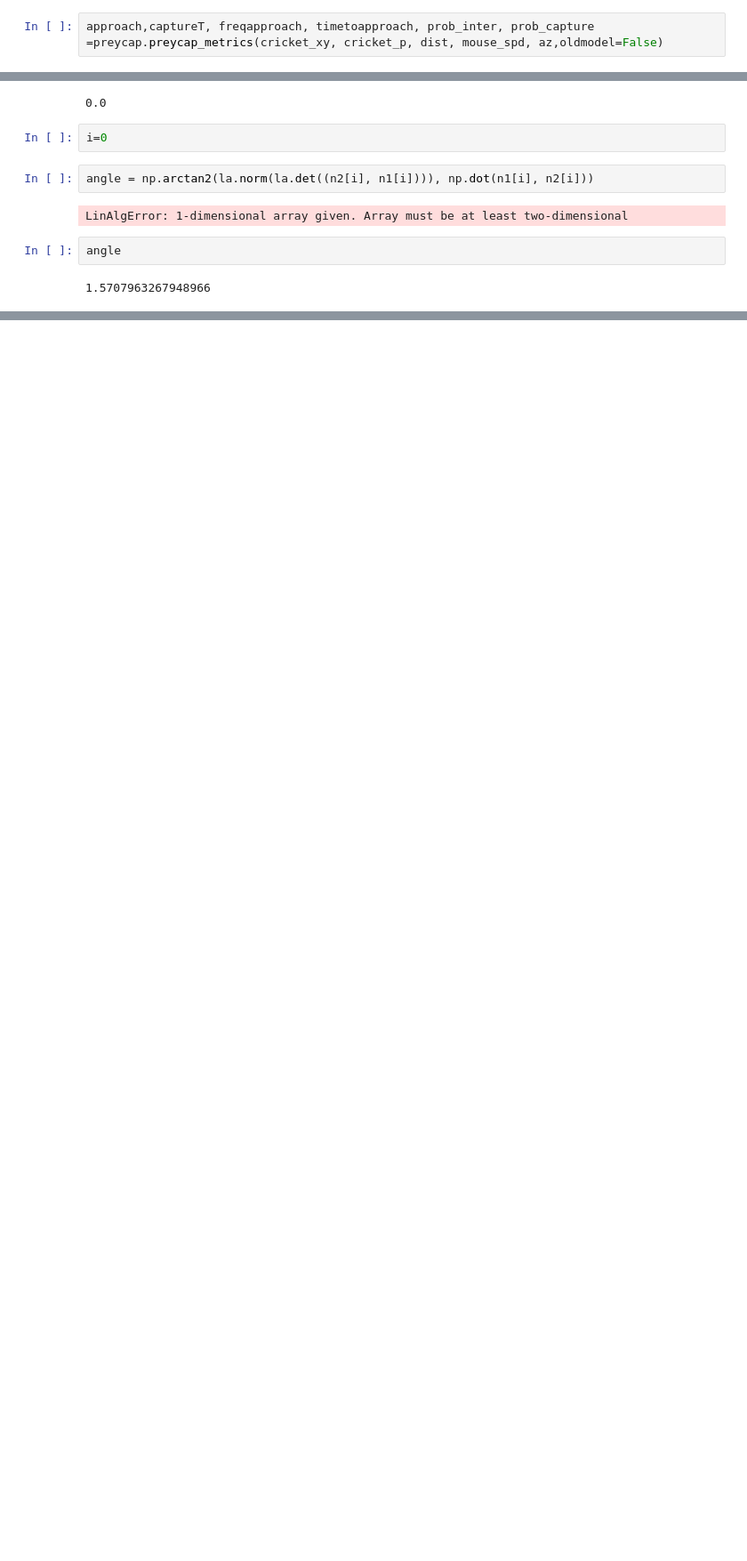
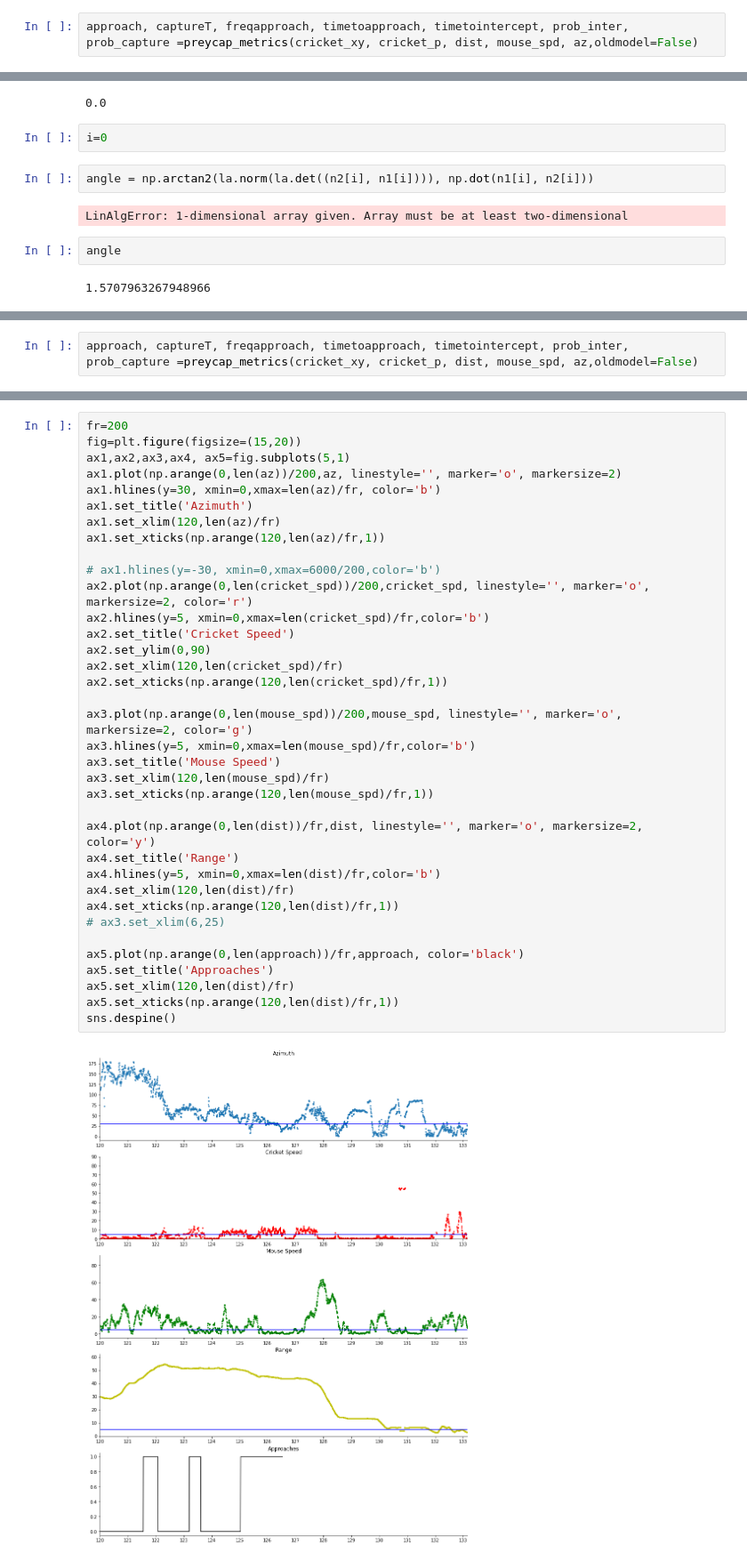
Before and after one commit to wehr-lab/Prey_Capture_Python, a Jupyter notebook: notebooks/calculatemetrics.ipynb, the cells around one changed output, grey strips where cells are left out. Shown at 89% size. Drawn from its saved outputs; the diff is of its cells as text; blank space fills up the shorter version.

```diff
--- a/notebooks/calculatemetrics.ipynb
+++ b/notebooks/calculatemetrics.ipynb
@@ -54,3 +84,3 @@ ax4.plot(np.arange(0,len(approach))/200,approach, color='black')
 # %%
-approach,captureT, freqapproach, timetoapproach, prob_inter, prob_capture =preycap.preycap_metrics(cricket_xy, cricket_p, dist, mouse_spd, az,oldmodel=False)
+approach, captureT, freqapproach, timetoapproach, timetointercept, prob_inter, prob_capture =preycap_metrics(cricket_xy, cricket_p, dist, mouse_spd, az,oldmodel=False)
 # %% [output]
@@ -418,0 +536,2 @@ angle
+# %%
+approach, captureT, freqapproach, timetoapproach, timetointercept, prob_inter, prob_capture =preycap_metrics(cricket_xy, cricket_p, dist, mouse_spd, az,oldmodel=False)
@@ -418,0 +560,38 @@ angle
+# %%
+fr=200
+fig=plt.figure(figsize=(15,20))
+ax1,ax2,ax3,ax4, ax5=fig.subplots(5,1)
+ax1.plot(np.arange(0,len(az))/200,az, linestyle='', marker='o', markersize=2)
+ax1.hlines(y=30, xmin=0,xmax=len(az)/fr, color='b')
+ax1.set_title('Azimuth')
+ax1.set_xlim(120,len(az)/fr)
+ax1.set_xticks(np.arange(120,len(az)/fr,1))
+
+# ax1.hlines(y=-30, xmin=0,xmax=6000/200,color='b')
+ax2.plot(np.arange(0,len(cricket_spd))/200,cricket_spd, linestyle='', marker='o', markersize=2, color='r')
+ax2.hlines(y=5, xmin=0,xmax=len(cricket_spd)/fr,color='b')
+ax2.set_title('Cricket Speed')
+ax2.set_ylim(0,90)
+ax2.set_xlim(120,len(cricket_spd)/fr)
+ax2.set_xticks(np.arange(120,len(cricket_spd)/fr,1))
+
+ax3.plot(np.arange(0,len(mouse_spd))/200,mouse_spd, linestyle='', marker='o', markersize=2, color='g')
+ax3.hlines(y=5, xmin=0,xmax=len(mouse_spd)/fr,color='b')
+ax3.set_title('Mouse Speed')
+ax3.set_xlim(120,len(mouse_spd)/fr)
+ax3.set_xticks(np.arange(120,len(mouse_spd)/fr,1))
+
+ax4.plot(np.arange(0,len(dist))/fr,dist, linestyle='', marker='o', markersize=2, color='y')
+ax4.set_title('Range')
+ax4.hlines(y=5, xmin=0,xmax=len(dist)/fr,color='b')
+ax4.set_xlim(120,len(dist)/fr)
+ax4.set_xticks(np.arange(120,len(dist)/fr,1))
+# ax3.set_xlim(6,25)
+
+ax5.plot(np.arange(0,len(approach))/fr,approach, color='black')
+ax5.set_title('Approaches')
+ax5.set_xlim(120,len(dist)/fr)
+ax5.set_xticks(np.arange(120,len(dist)/fr,1))
+sns.despine()
+# %% [output]
+[figure, added]
```
Also changed, not shown: parts of 36 cells of this notebook, 1 other file.
